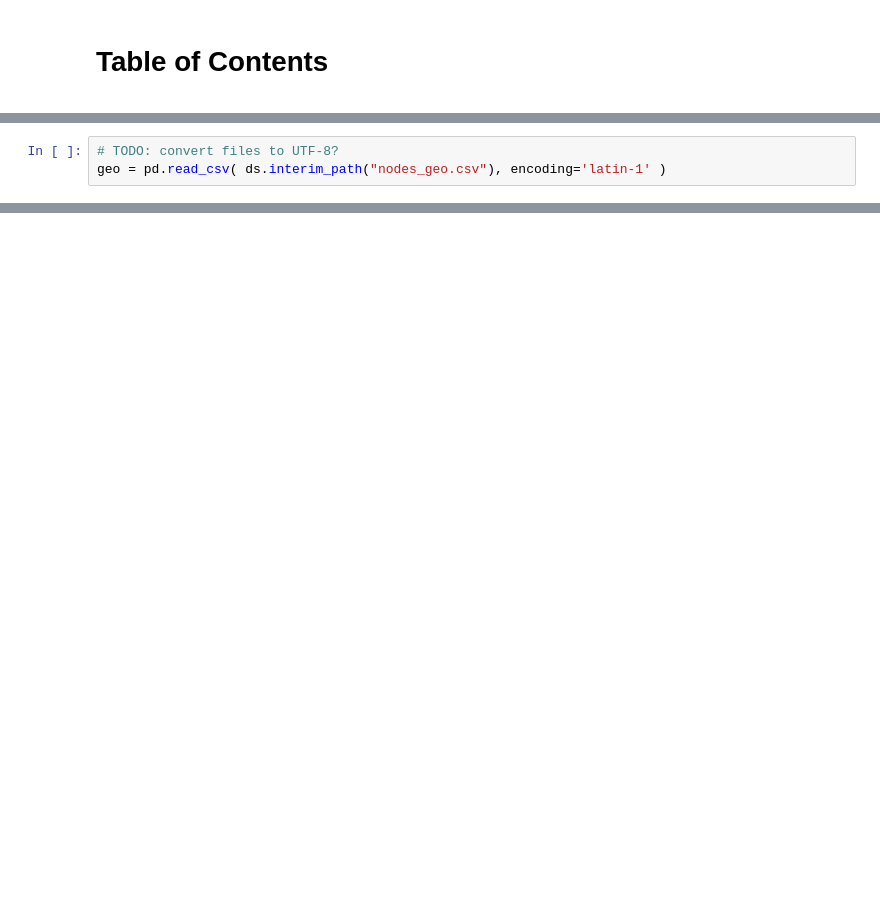
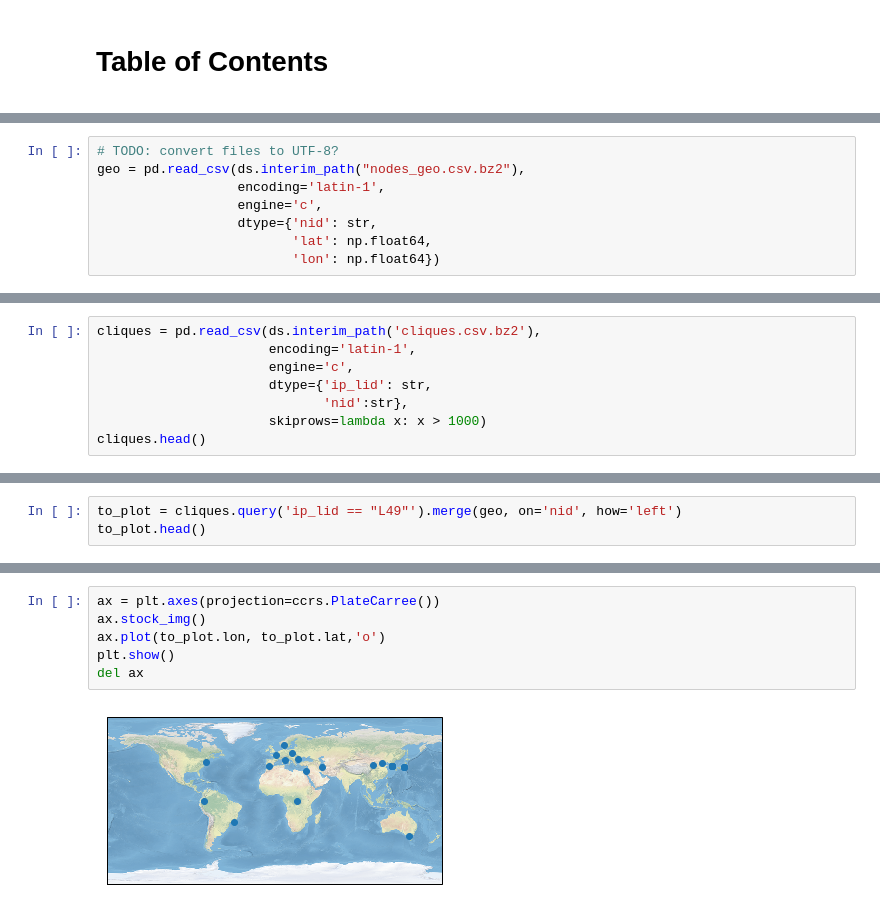
Before and after one commit to tduberne/internet-topology, a Jupyter notebook: notebooks/001-td-node-locations.ipynb, the cells around one changed output, grey strips where cells are left out. Drawn from its saved outputs; the diff is of its cells as text; blank space fills up the shorter version.

Commit message:
first analysis of spatial properties. Does not look great
Two problems:
- lots of nodes without geolocation
- trying out a few cliques, it seems connections tend not to be local

```diff
--- a/notebooks/001-td-node-locations.ipynb
+++ b/notebooks/001-td-node-locations.ipynb
@@ -11,4 +13,9 @@ import cartopy.crs as ccrs
 import utils.directories as ds
 # %%
 # TODO: convert files to UTF-8?
-geo = pd.read_csv( ds.interim_path("nodes_geo.csv"), encoding='latin-1' )
+geo = pd.read_csv(ds.interim_path("nodes_geo.csv.bz2"),
+                  encoding='latin-1',
+                  engine='c',
+                  dtype={'nid': str,
+                         'lat': np.float64,
+                         'lon': np.float64})
@@ -21,0 +41,8 @@ plt.show()
+# %%
+cliques = pd.read_csv(ds.interim_path('cliques.csv.bz2'),
+                      encoding='latin-1',
+                      engine='c',
+                      dtype={'ip_lid': str,
+                             'nid':str},
+                      skiprows=lambda x: x > 1000)
+cliques.head()
@@ -21,0 +66,3 @@ plt.show()
+# %%
+to_plot = cliques.query('ip_lid == "L49"').merge(geo, on='nid', how='left')
+to_plot.head()
@@ -21,0 +76,8 @@ plt.show()
+# %%
+ax = plt.axes(projection=ccrs.PlateCarree())
+ax.stock_img()
+ax.plot(to_plot.lon, to_plot.lat,'o')
+plt.show()
+del ax
+# %% [output]
+[figure, added]
```
Also changed, not shown: parts of 7 cells of this notebook.
